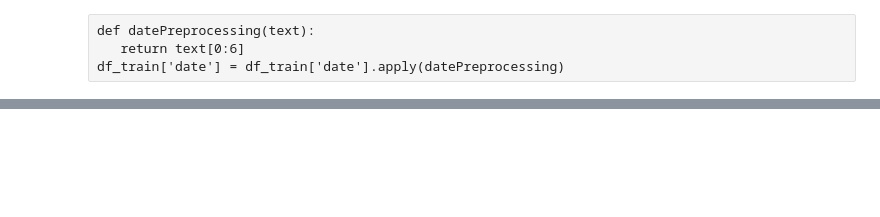
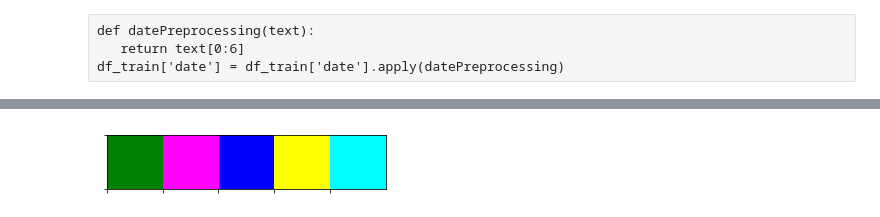
Before and after one commit to ahnjehoon/TIL2, a Jupyter notebook: project/2019-2nd-ml-month-with-kakr/시각화.ipynb, the cells around one changed output, grey strips where cells are left out. Drawn from its saved outputs; the diff is of its cells as text; code cells hidden in the pictures; blank space fills up the shorter version.

```diff
--- a/project/2019-2nd-ml-month-with-kakr/시각화.ipynb
+++ b/project/2019-2nd-ml-month-with-kakr/시각화.ipynb
@@ -229,0 +210,6 @@ zipcode_count.sort_values(["count"], ascending=[False]).head(5)
+# %%
+flatui = ["green", "fuchsia", "blue", "yellow", "cyan"]
+sns.set_palette(flatui)
+sns.palplot(sns.color_palette())
+# %% [output]
+[figure, added]
```
Also changed, not shown: parts of 17 cells of this notebook, 2 other files.
